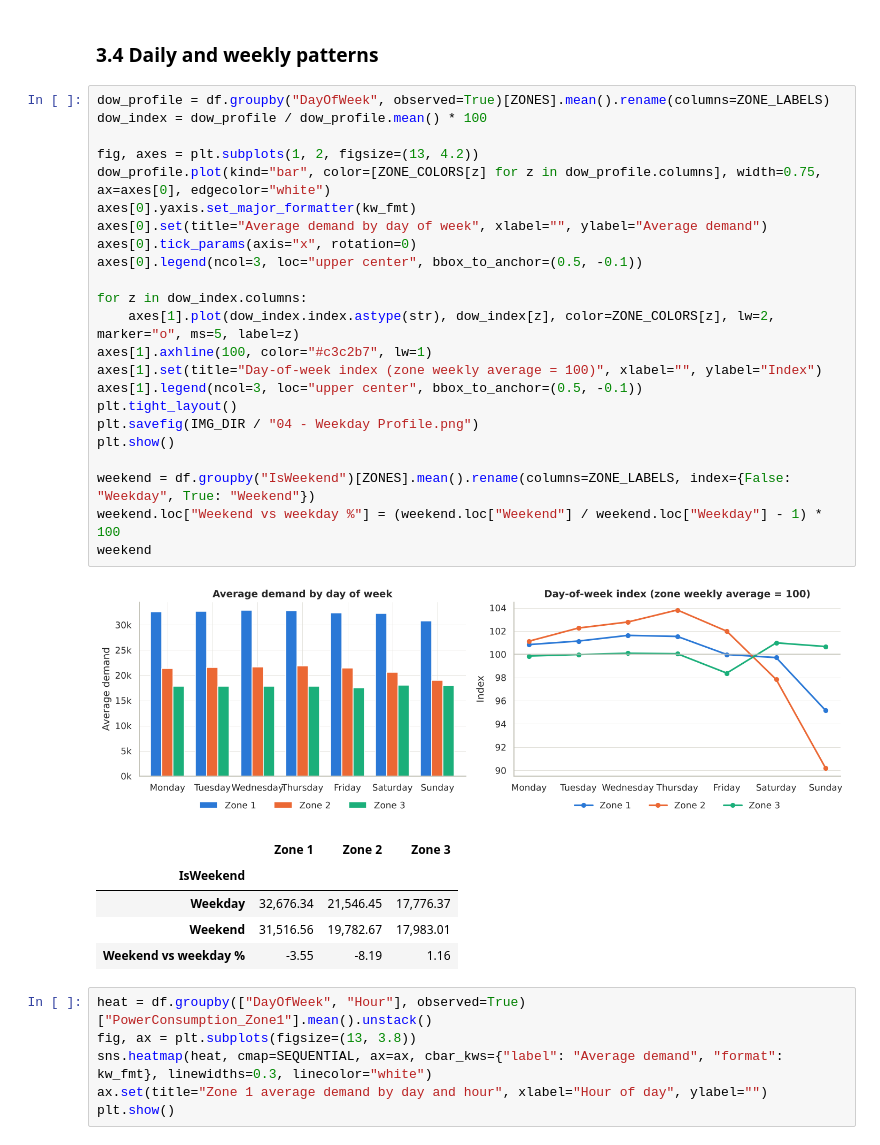
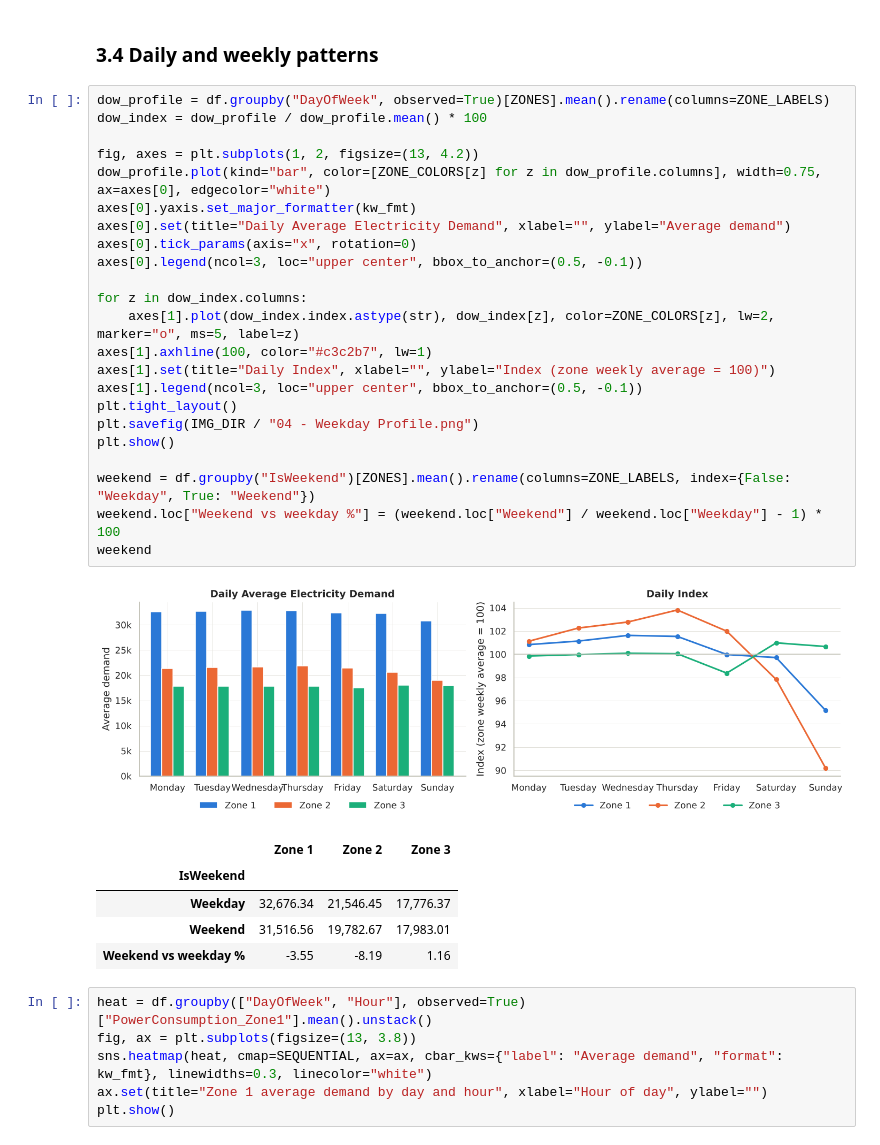
Before and after one commit to adaeudoxie/Morocco-Electricity-Consumption, a Jupyter notebook: notebooks/Morocco Electricity Analysis.ipynb, the cells around one changed output. Saved outputs shown, nothing was run; the diff lists cells and outputs as text.

```diff
--- a/notebooks/Morocco Electricity Analysis.ipynb
+++ b/notebooks/Morocco Electricity Analysis.ipynb
@@ -459,28 +459,28 @@ All three zones share the same daily shape. Demand bottoms out between 06:00 and
 # %%
 dow_profile = df.groupby("DayOfWeek", observed=True)[ZONES].mean().rename(columns=ZONE_LABELS)
 dow_index = dow_profile / dow_profile.mean() * 100
 
 fig, axes = plt.subplots(1, 2, figsize=(13, 4.2))
 dow_profile.plot(kind="bar", color=[ZONE_COLORS[z] for z in dow_profile.columns], width=0.75, ax=axes[0], edgecolor="white")
 axes[0].yaxis.set_major_formatter(kw_fmt)
-axes[0].set(title="Average demand by day of week", xlabel="", ylabel="Average demand")
+axes[0].set(title="Daily Average Electricity Demand", xlabel="", ylabel="Average demand")
 axes[0].tick_params(axis="x", rotation=0)
 axes[0].legend(ncol=3, loc="upper center", bbox_to_anchor=(0.5, -0.1))
 
 for z in dow_index.columns:
     axes[1].plot(dow_index.index.astype(str), dow_index[z], color=ZONE_COLORS[z], lw=2, marker="o", ms=5, label=z)
 axes[1].axhline(100, color="#c3c2b7", lw=1)
-axes[1].set(title="Day-of-week index (zone weekly average = 100)", xlabel="", ylabel="Index")
+axes[1].set(title="Daily Index", xlabel="", ylabel="Index (zone weekly average = 100)")
 axes[1].legend(ncol=3, loc="upper center", bbox_to_anchor=(0.5, -0.1))
 plt.tight_layout()
 plt.savefig(IMG_DIR / "04 - Weekday Profile.png")
 plt.show()
 
 weekend = df.groupby("IsWeekend")[ZONES].mean().rename(columns=ZONE_LABELS, index={False: "Weekday", True: "Weekend"})
 weekend.loc["Weekend vs weekday %"] = (weekend.loc["Weekend"] / weekend.loc["Weekday"] - 1) * 100
 weekend
 # %% [output]
-[figure, old version]
+[figure, new version]
 |  | Zone 1 | Zone 2 | Zone 3 |
 | IsWeekend |  |  |  |
 | Weekday | 32,676.34 | 21,546.45 | 17,776.37 |
```
Also changed, not shown: parts of 5 cells of this notebook, 8 other files.
